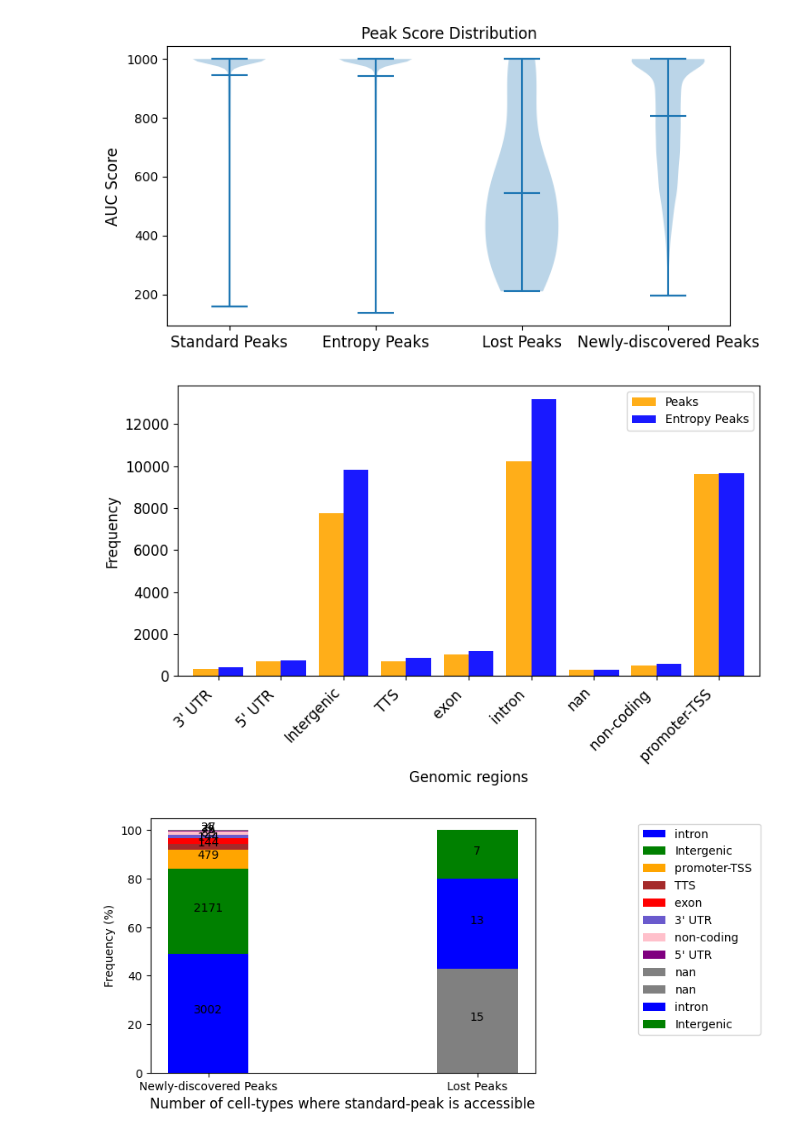
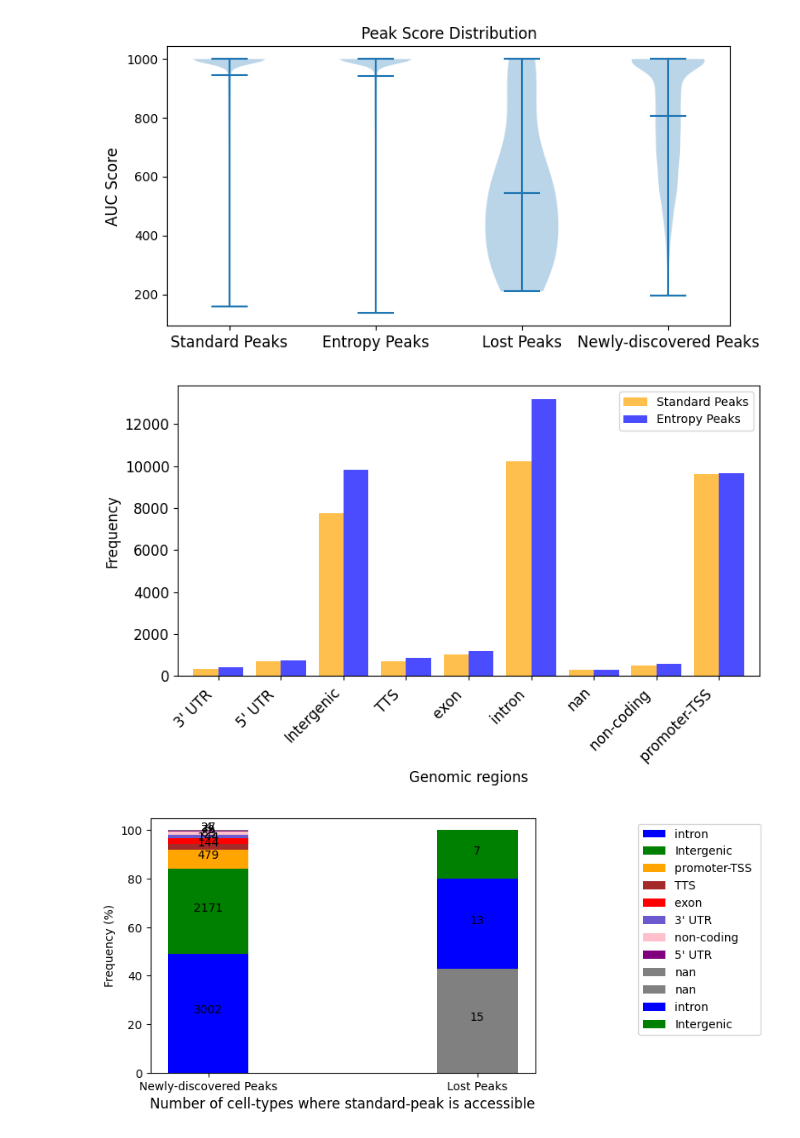
Before and after one commit to streetslab/SADE, a Jupyter notebook: EDA/benchmark_pbmc_compare_modality.ipynb, the cells around one changed output. Saved outputs shown, nothing was run; the diff lists cells and outputs as text; code cells hidden in the pictures.

```diff
--- a/EDA/benchmark_pbmc_compare_modality.ipynb
+++ b/EDA/benchmark_pbmc_compare_modality.ipynb
@@ -725,36 +875,36 @@ def simplify_annotation(annot_df, inplace=False):
         annot_df = annot_df.copy()
         annot_df['simple_annotation'] = annot_df['Annotation'].apply(lambda x: str(x).split('(')[0])
         return annot_df
     else:
         # in place change of the  DataFrame
         annot_df['simple_annotation'] = annot_df['Annotation'].apply(lambda x: str(x).split('(')[0])
 
 simplify_annotation(peaks_annot, inplace=True)
 simplify_annotation(entropy_peaks_annot, inplace=True)
 simplify_annotation(lost_peaks_annot, inplace=True)
 simplify_annotation(newly_discovered_peaks_annot, inplace=True)
 
 
 peaks_freq = peaks_annot['simple_annotation'].value_counts()
 entropy_peaks_freq = entropy_peaks_annot['simple_annotation'].value_counts()
 newly_discovered_peaks_freq = newly_discovered_peaks_annot['simple_annotation'].value_counts()
 lost_peaks_freq = lost_peaks_annot['simple_annotation'].value_counts()
 
 freq_df = pd.DataFrame({
-    'Peaks': peaks_freq,
+    'Standard Peaks': peaks_freq,
     'Entropy Peaks': entropy_peaks_freq
 }).fillna(0)
 
 fig, ax = plt.subplots(figsize=(8, 5))
-freq_df.plot(kind='bar', width=0.8, alpha=0.9, ax=ax, color=['orange', 'blue'], fontsize=12)
+freq_df.plot(kind='bar', width=0.8, alpha=0.7, ax=ax, color=['orange', 'blue'], fontsize=12)
 # ax.set_title('Peak Annotation Frequency Comparison', fontsize=12)
 ax.set_xlabel('Genomic regions', fontsize=12)
 ax.set_xticklabels(ax.get_xticklabels(), rotation=45, ha='right')
 ax.set_ylabel('Frequency', fontsize=12)
 ax.legend()
 fig.tight_layout()
 # %% [output]
-[figure, old version]
+[figure, new version]
 # %%
 color_map = {'intron ': 'blue', 'promoter-TSS ': 'orange', 'Intergenic': 'green', 'exon ': 'red',
                 "5' UTR ": 'purple', 'TTS ': 'brown', 'non-coding ': 'pink', "3' UTR ": 'slateblue', 'nan': 'grey'}
```
Also changed, not shown: parts of 25 cells of this notebook, 1 other file.
